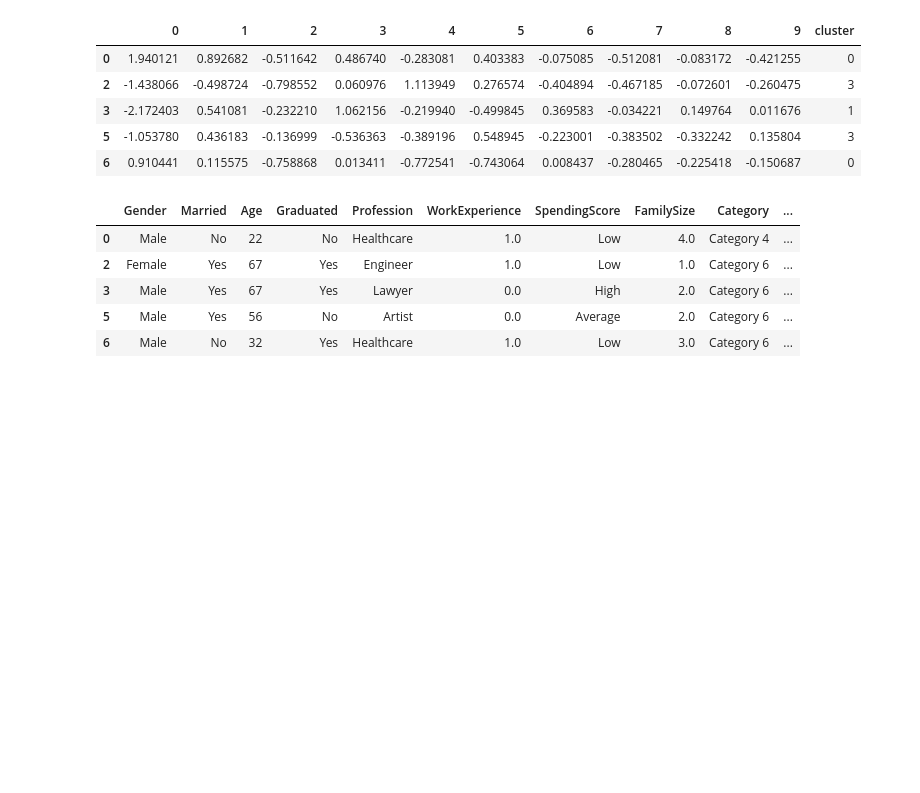
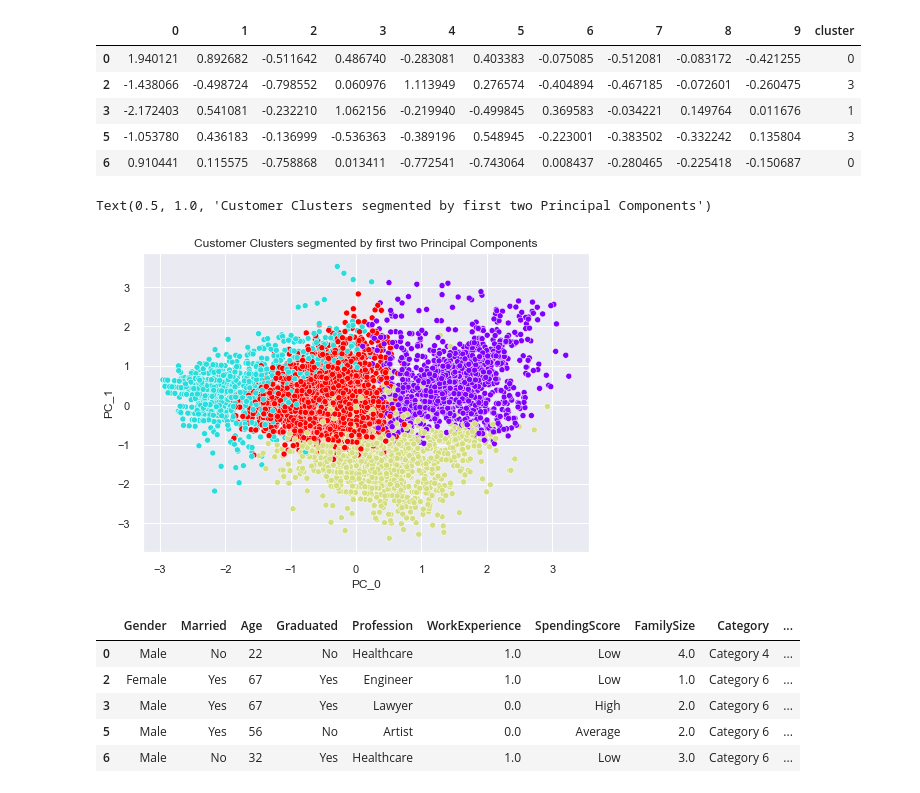
Before and after one commit to delatobz14/Automobile-Customer-Segmentation, a Jupyter notebook: Automobile Customer Clustering (FAMD and K-Means).ipynb, the cells around one changed output. Drawn from its saved outputs; the diff is of its cells as text; code cells hidden in the pictures; blank space fills up the shorter version.

```diff
--- a/Automobile Customer Clustering (FAMD and K-Means).ipynb
+++ b/Automobile Customer Clustering (FAMD and K-Means).ipynb
@@ -124,6 +124,14 @@ df_famd.head()
 | 3 | -2.172403 | 0.541081 | -0.232210 | 1.062156 | -0.219940 | -0.499845 | 0.369583 | -0.034221 | 0.149764 | 0.011676 | 1 |
 | 5 | -1.053780 | 0.436183 | -0.136999 | -0.536363 | -0.389196 | 0.548945 | -0.223001 | -0.383502 | -0.332242 | 0.135804 | 3 |
 | 6 | 0.910441 | 0.115575 | -0.758868 | 0.013411 | -0.772541 | -0.743064 | 0.008437 | -0.280465 | -0.225418 | -0.150687 | 0 |
+# %%
+sns.scatterplot(x = df_famd[0], y = df_famd[1], c = df_famd['cluster'],cmap = 'rainbow')
+plt.xlabel('PC_0')
+plt.ylabel('PC_1')
+plt.title('Customer Clusters segmented by first two Principal Components')
+# %% [output]
+Text(0.5, 1.0, 'Customer Clusters segmented by first two Principal Components')
+[figure, added]
 # %%
 kmeans_df = df.join(df_famd['cluster'], how = 'left')
 # %%
```
